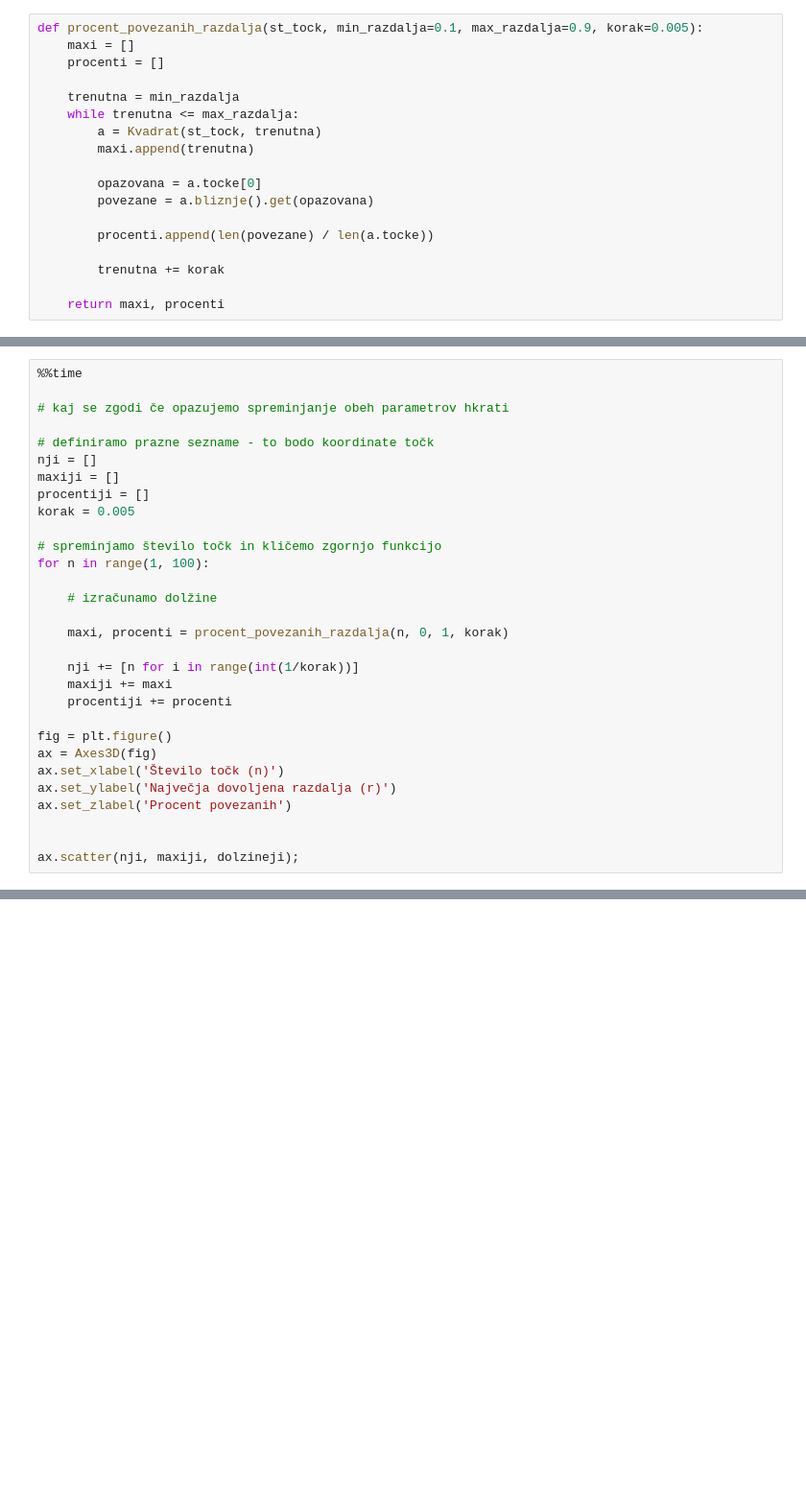
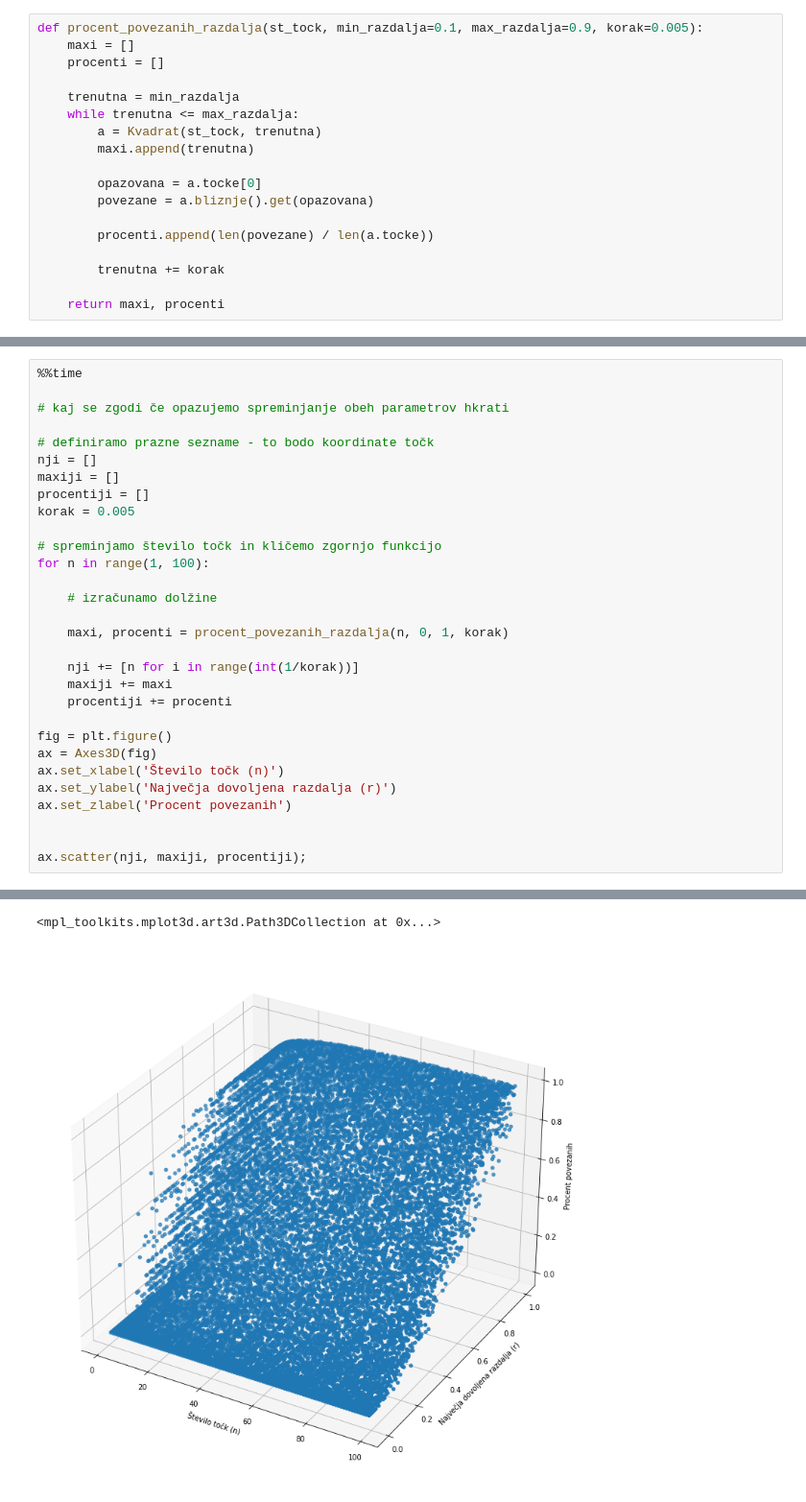
Before and after one commit to timkalan/poti-v-kvadratu, a Jupyter notebook: koda/izracuni.ipynb, the cells around one changed output, grey strips where cells are left out. Shown at 96% size. Drawn from its saved outputs; the diff is of its cells as text; blank space fills up the shorter version.

```diff
--- a/koda/izracuni.ipynb
+++ b/koda/izracuni.ipynb
@@ -568,4 +575,5 @@ ax.set_ylabel('Največja dovoljena razdalja (r)')
 ax.set_zlabel('Procent povezanih')
 
 
-ax.scatter(nji, maxiji, dolzineji);
+ax.scatter(nji, maxiji, procentiji);
+# %% [output]
@@ -571,0 +582,2 @@ ax.scatter(nji, maxiji, dolzineji);
+<mpl_toolkits.mplot3d.art3d.Path3DCollection at 0x...>
+[figure, added]
```
Also changed, not shown: parts of 5 cells of this notebook.
